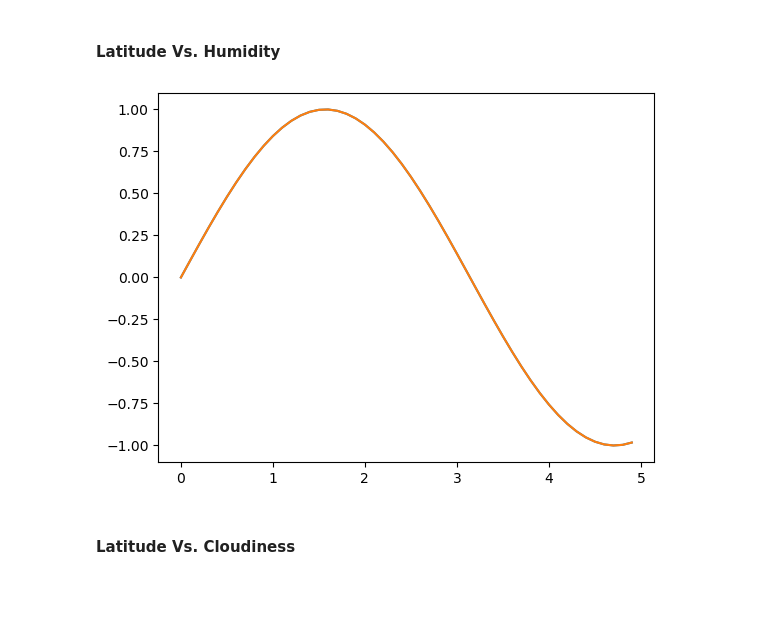
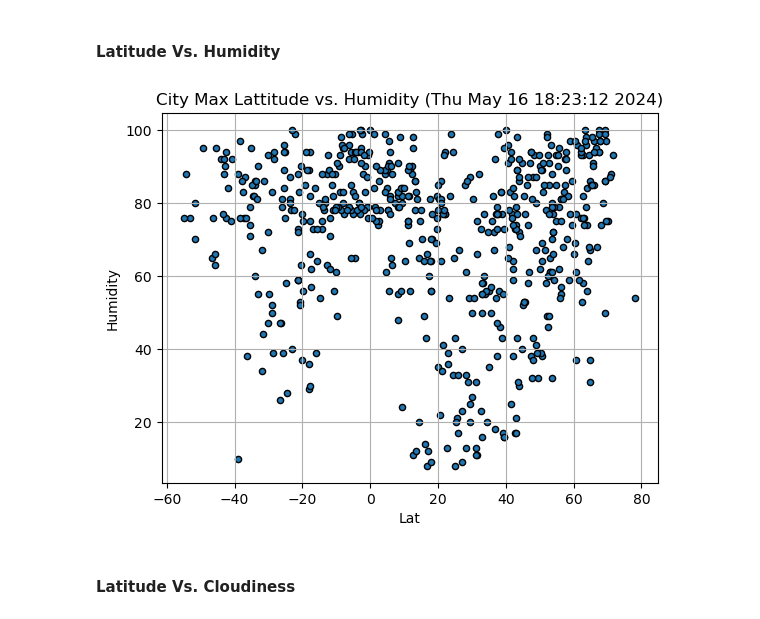
Before and after one commit to mattcat1221/World_Weather_Analysis, a Jupyter notebook: WeatherPy.ipynb, the cells around one changed output. Saved outputs shown, nothing was run; the diff lists cells and outputs as text; code cells hidden in the pictures; blank space fills up the shorter version.

Commit message:
uploading images and files

```diff
--- a/WeatherPy.ipynb
+++ b/WeatherPy.ipynb
@@ -180,28 +198,21 @@ plt.show()
 # %% [markdown]
 #### Latitude Vs. Humidity
 # %%
-from sndhdr import whathdr
-import numpy as np
-import matplotlib.pyplot as plt
-from sympy import plot
-
 # Build the scatter plots for latitude vs. humidity
-# YOUR CODE HERE
-x = np.arange(0, 5, 0.1)
-y = np.sin(x)
-plt.plot(x, y)
-
 # Incorporate the other graph properties
+city_data_df.plot.scatter('Lat','Humidity', grid=True, edgecolor='black', title=f'City Max Lattitude vs. Humidity ({time.ctime()})')
 
 # Save the figure
-("output_data/Fig3.png")
+plt.savefig("output_data/Fig2.png")
 
+# Show plot
 # Show plot
 x = np.arange(0, 5, 0.1)
 y = np.sin(x)
 plt.plot(x, y)
 plt.show()
+plt.show()
 # %% [output]
-[figure, old version]
+[figure, new version]
 # %% [markdown]
 #### Latitude Vs. Cloudiness
```
Also changed, not shown: parts of 31 cells of this notebook, 10 other files.
